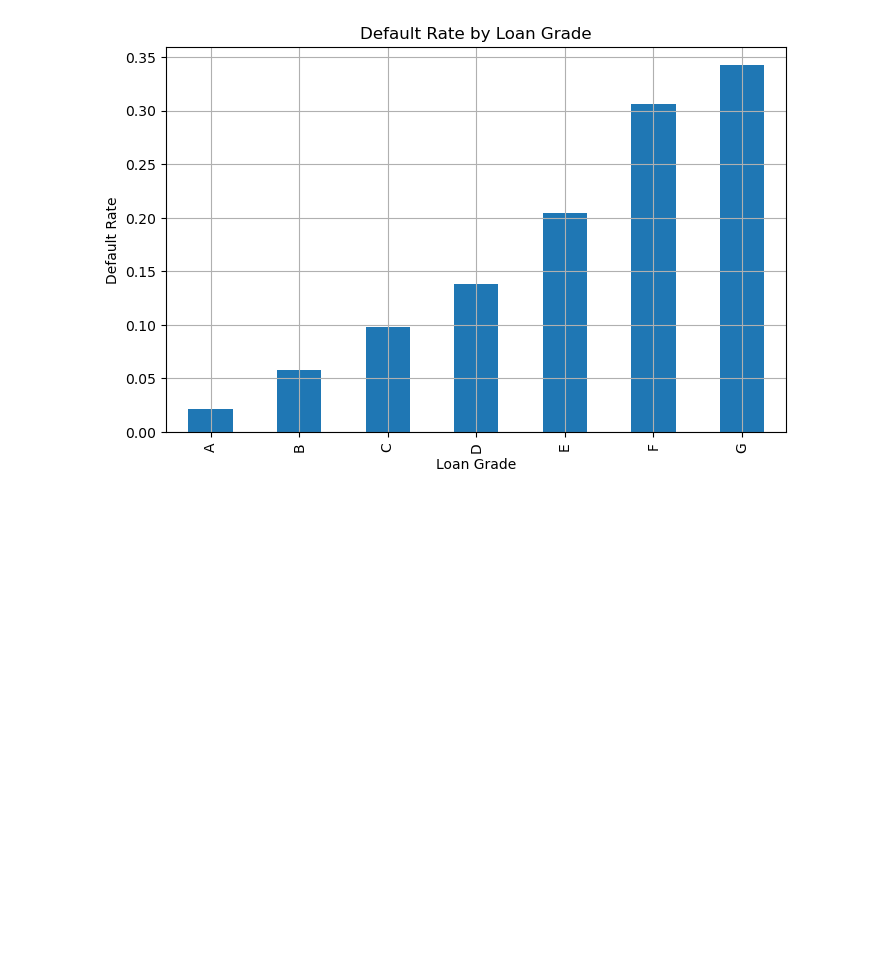
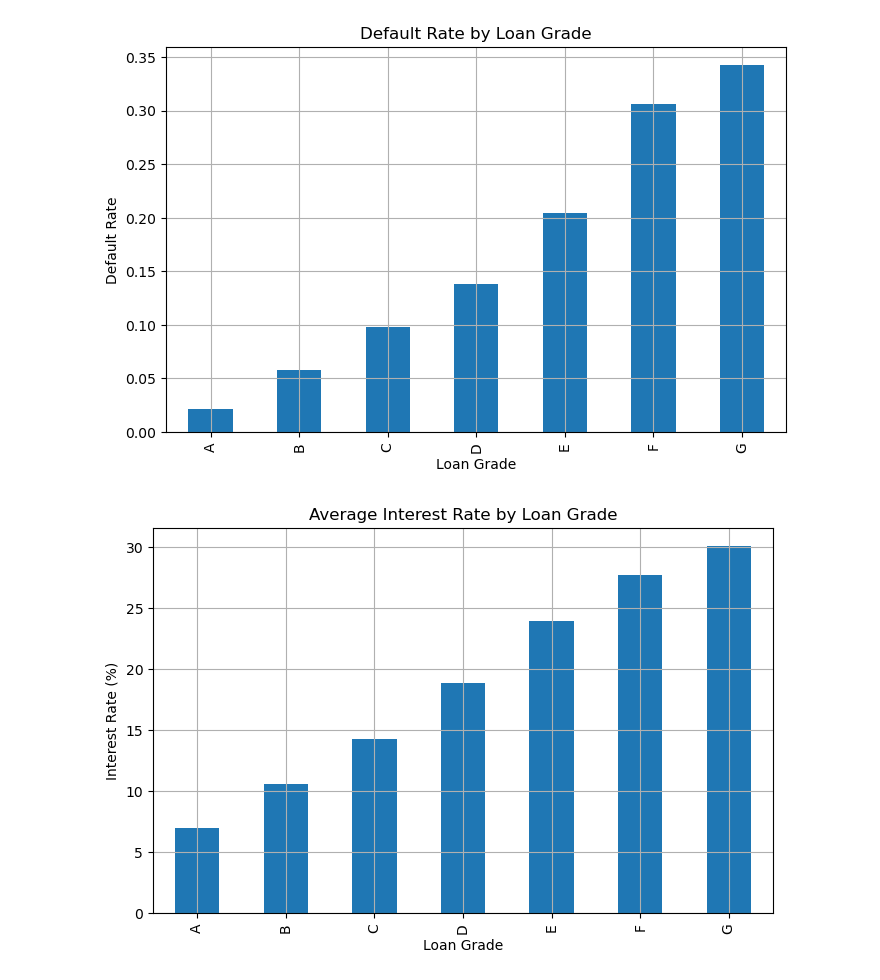
Before and after one commit to hannahphan12/loan-analysis, a Jupyter notebook: analysis.ipynb, the cells around one changed output. Cells and saved outputs as stored; diff of their text form; code cells hidden in the pictures; blank space fills up the shorter version.

```diff
--- a/analysis.ipynb
+++ b/analysis.ipynb
@@ -39,3 +41,17 @@ plt.grid(True)
 plt.show()
 # %% [output]
 [figure]
+# %%
+# Analyze average interest rates by grade
+interest_by_grade = df.groupby('grade')['int_rate'].mean()
+
+# Plot
+plt.figure(figsize=(8, 5))
+interest_by_grade.plot(kind='bar')
+plt.title('Average Interest Rate by Loan Grade')
+plt.xlabel('Loan Grade')
+plt.ylabel('Interest Rate (%)')
+plt.grid(True)
+plt.show()
+# %% [output]
+[figure, added]
```
Also changed, not shown: parts of 3 cells of this notebook.
